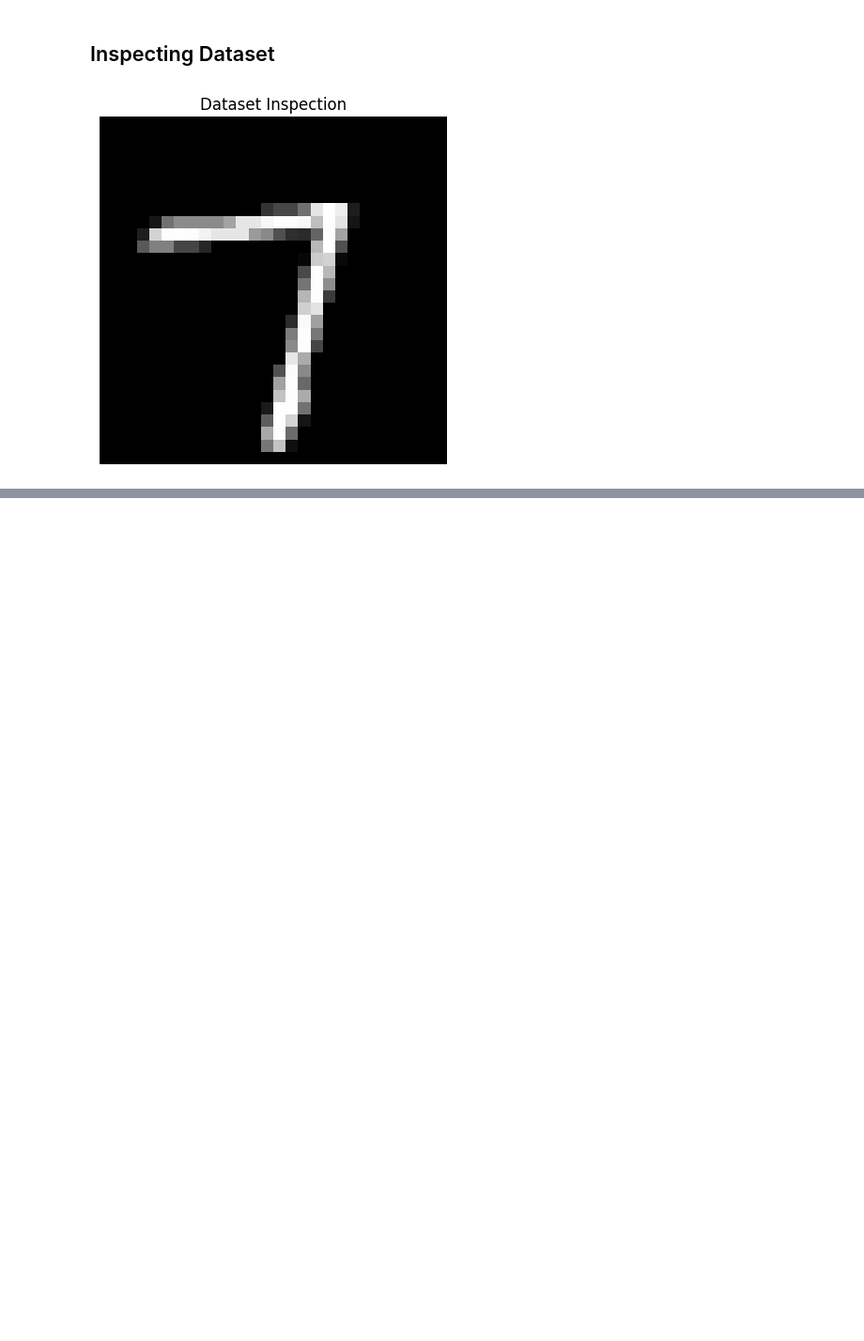
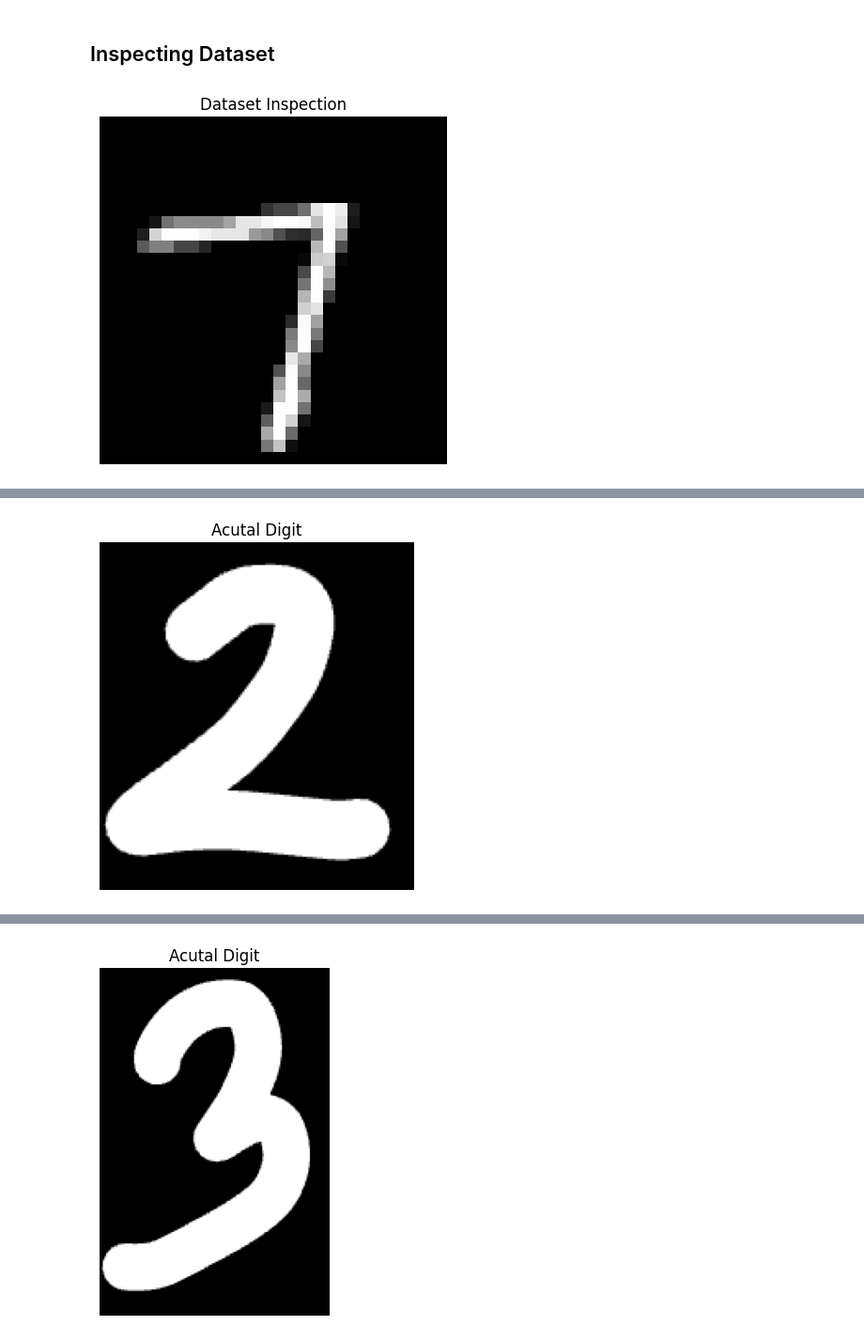
Before and after one commit to ShrDar/Digit-Prediction-Model, a Jupyter notebook: notebooks/Neural_Network_Tensorflow.ipynb, the cells around one changed output, grey strips where cells are left out. Shown at 94% size. Cells and saved outputs as stored; diff of their text form; code cells hidden in the pictures; blank space fills up the shorter version.

```diff
--- a/notebooks/Neural_Network_Tensorflow.ipynb
+++ b/notebooks/Neural_Network_Tensorflow.ipynb
@@ -29,0 +195,2 @@ plt.show()
+# %%
+saved_model = tf.keras.models.load_model("../models/digit_tensorflow_model.keras")
@@ -29,0 +199,26 @@ plt.show()
+# %%
+def predict_digit(image_path):
+    image = Image.open(image_path).convert("L")
+
+    plt.title("Acutal Digit")
+    plt.imshow(image, cmap = "gray")
+    plt.axis("off")
+    plt.show()
+
+    image = image.resize((28, 28))
+
+    img_array = np.array(image, dtype = np.float32)
+    img_array = np.expand_dims(img_array, axis = -1)
+    img_array = np.expand_dims(img_array, axis = 0)
+
+    logits = saved_model.predict(img_array)
+    predict_digit = np.argmax(logits, axis = 1)
+
+    print(f"Predicted Digit: {predict_digit[0]}")
+# %%
+predict_digit('../data/mnistmini/extra/Two.png')
+predict_digit('../data/mnistmini/extra/Three.png')
+predict_digit('../data/mnistmini/extra/Zero.png')
+predict_digit('../data/mnistmini/extra/Eight.png')
+# %% [output]
+[figure, added]
@@ -29,0 +227 @@ plt.show()
+[figure, added]
```
Also changed, not shown: parts of 18 cells of this notebook, 1 other file.
